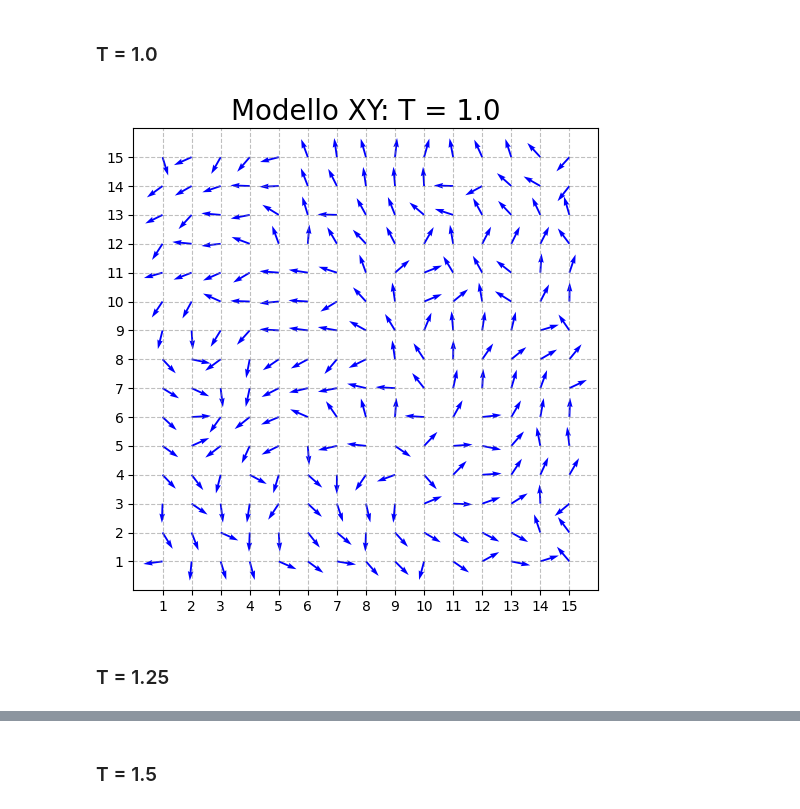
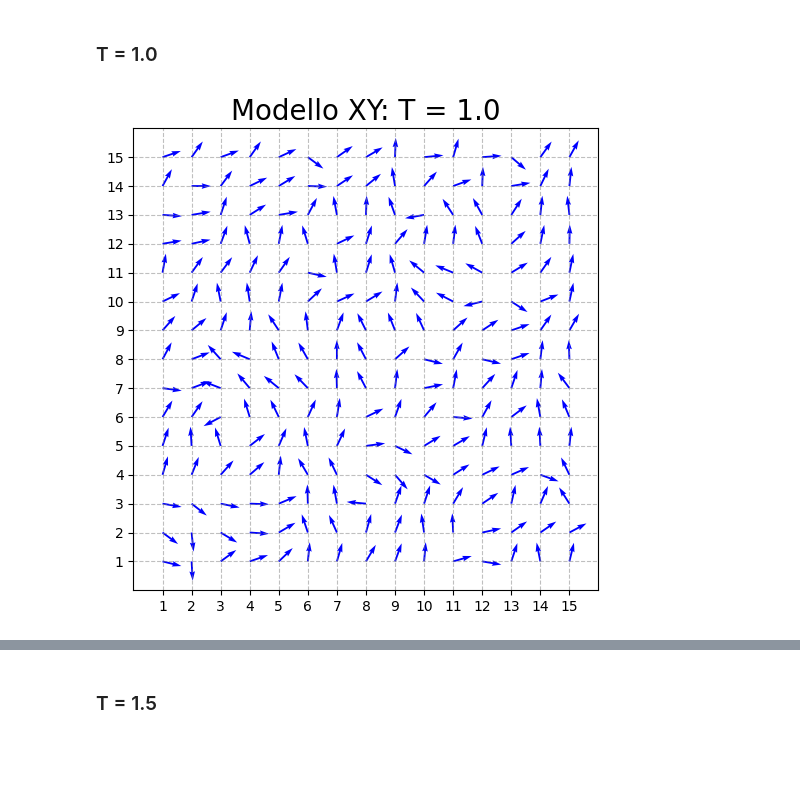
Before and after one commit to Negrini085/Simulazione-di-Materia-Condensata, a Jupyter notebook: Approfondimento/ModelloXY/analisi/confTeo.ipynb, the cells around one changed output, grey strips where cells are left out. Drawn from its saved outputs; the diff is of its cells as text; code cells hidden in the pictures; blank space fills up the shorter version.

```diff
--- a/Approfondimento/ModelloXY/analisi/confTeo.ipynb
+++ b/Approfondimento/ModelloXY/analisi/confTeo.ipynb
@@ -94,26 +44,24 @@ plt.show()
 ### T = 1.0
 # %%
 L = 15
-angles = np.loadtxt("obs/conf/conf_t1.0.out")
+angles = np.loadtxt("conf/conf_t1.0_size100.out")
 angles = angles[20:35, 20:35]
 
 
 
 x, y = np.meshgrid(np.arange(1, L+1), np.arange(1, L+1))
 
 u = np.cos(angles)
 v = np.sin(angles)
 
 plt.figure(figsize=(6,6))
 plt.quiver(x, y, u, v, angles='xy', scale_units='xy', scale=1.5, color='b')
 plt.xlim(0, L+1)
 plt.ylim(0, L+1)
 plt.xticks(range(1,L+1))
 plt.yticks(range(1,L+1))
 plt.grid(True, linestyle='--', alpha=0.5, color='gray')
 plt.title("Modello XY: T = 1.0", fontsize=20)
 plt.show()
 # %% [output]
-[figure, old version]
+[figure, new version]
-# %% [markdown]
-### T = 1.25
```
Also changed, not shown: parts of 13 cells of this notebook, 15 other files.
